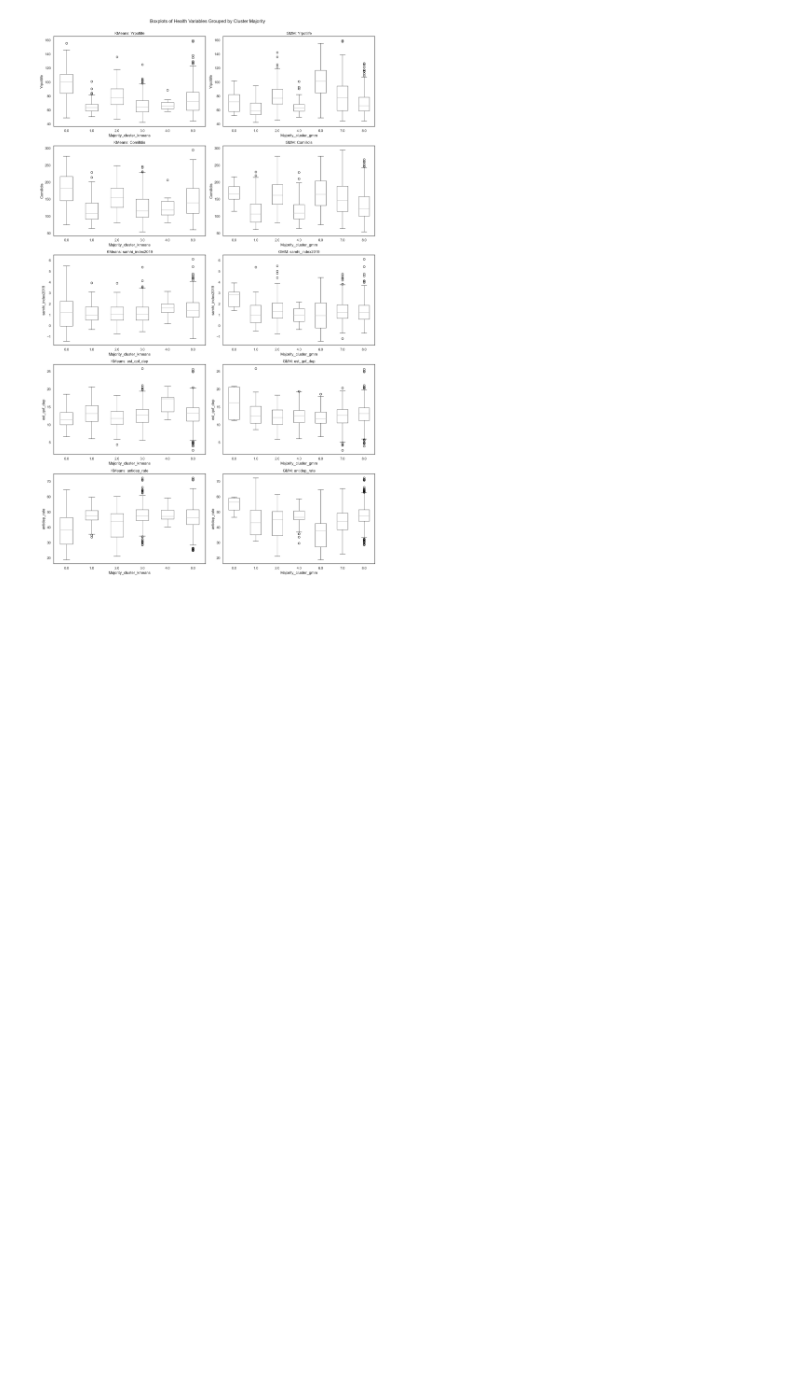
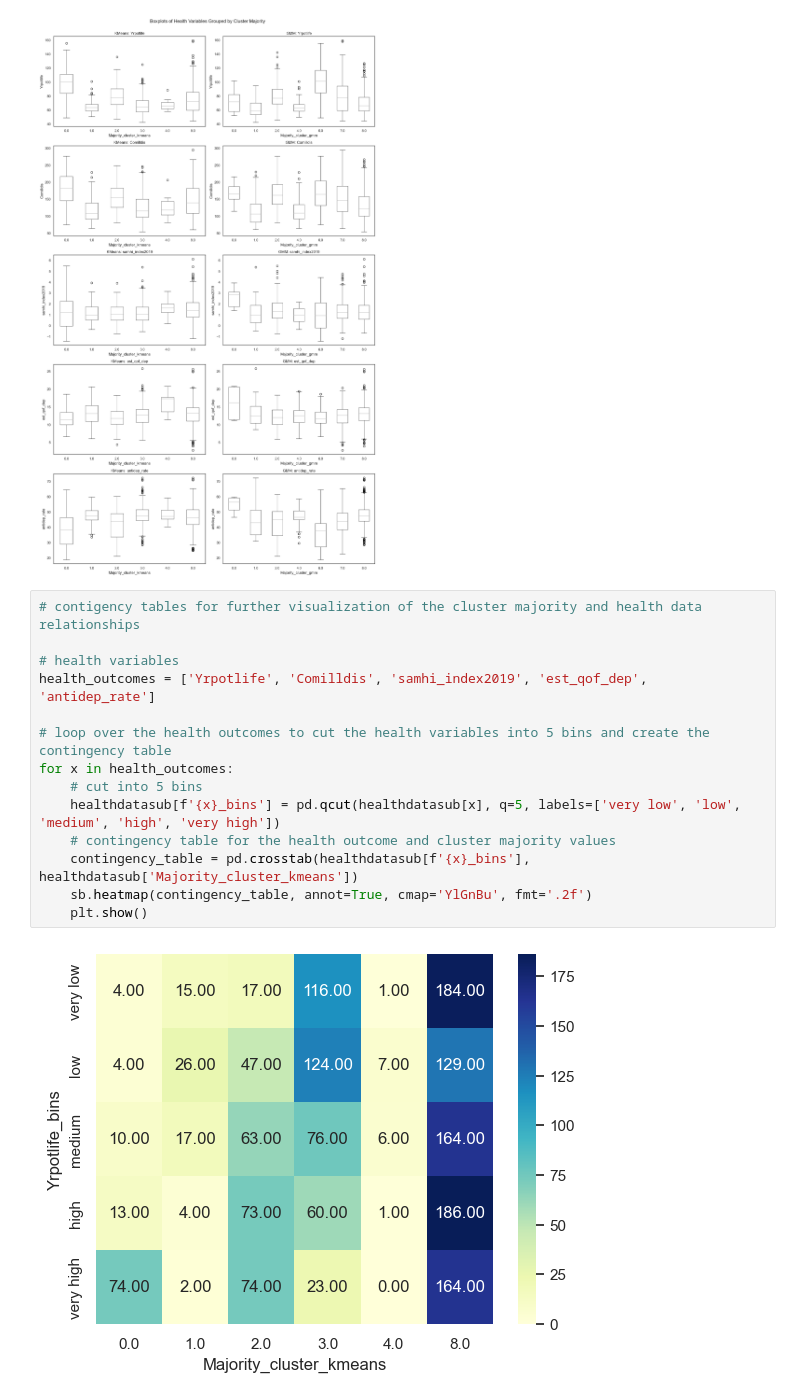
Before and after one commit to Spatial-Data-Science-and-GEO-AI-Lab/MultiHealth_J, a Jupyter notebook: kmeans_gmm.ipynb, the cells around one changed output. Saved outputs shown, nothing was run; the diff lists cells and outputs as text; blank space fills up the shorter version.

```diff
--- a/kmeans_gmm.ipynb
+++ b/kmeans_gmm.ipynb
@@ -453,3 +453,19 @@ plt.subplots_adjust(top=0.95)
 plt.show()
 # %% [output]
 [figure]
+# %%
+# contigency tables for further visualization of the cluster majority and health data relationships
+
+# health variables
+health_outcomes = ['Yrpotlife', 'Comilldis', 'samhi_index2019', 'est_qof_dep', 'antidep_rate']
+
+# loop over the health outcomes to cut the health variables into 5 bins and create the contingency table
+for x in health_outcomes:
+    # cut into 5 bins
+    healthdatasub[f'{x}_bins'] = pd.qcut(healthdatasub[x], q=5, labels=['very low', 'low', 'medium', 'high', 'very high'])
+    # contingency table for the health outcome and cluster majority values
+    contingency_table = pd.crosstab(healthdatasub[f'{x}_bins'], healthdatasub['Majority_cluster_kmeans'])
+    sb.heatmap(contingency_table, annot=True, cmap='YlGnBu', fmt='.2f')
+    plt.show()
+# %% [output]
+[figure, added]
```
Also changed, not shown: parts of 1 cell of this notebook.
